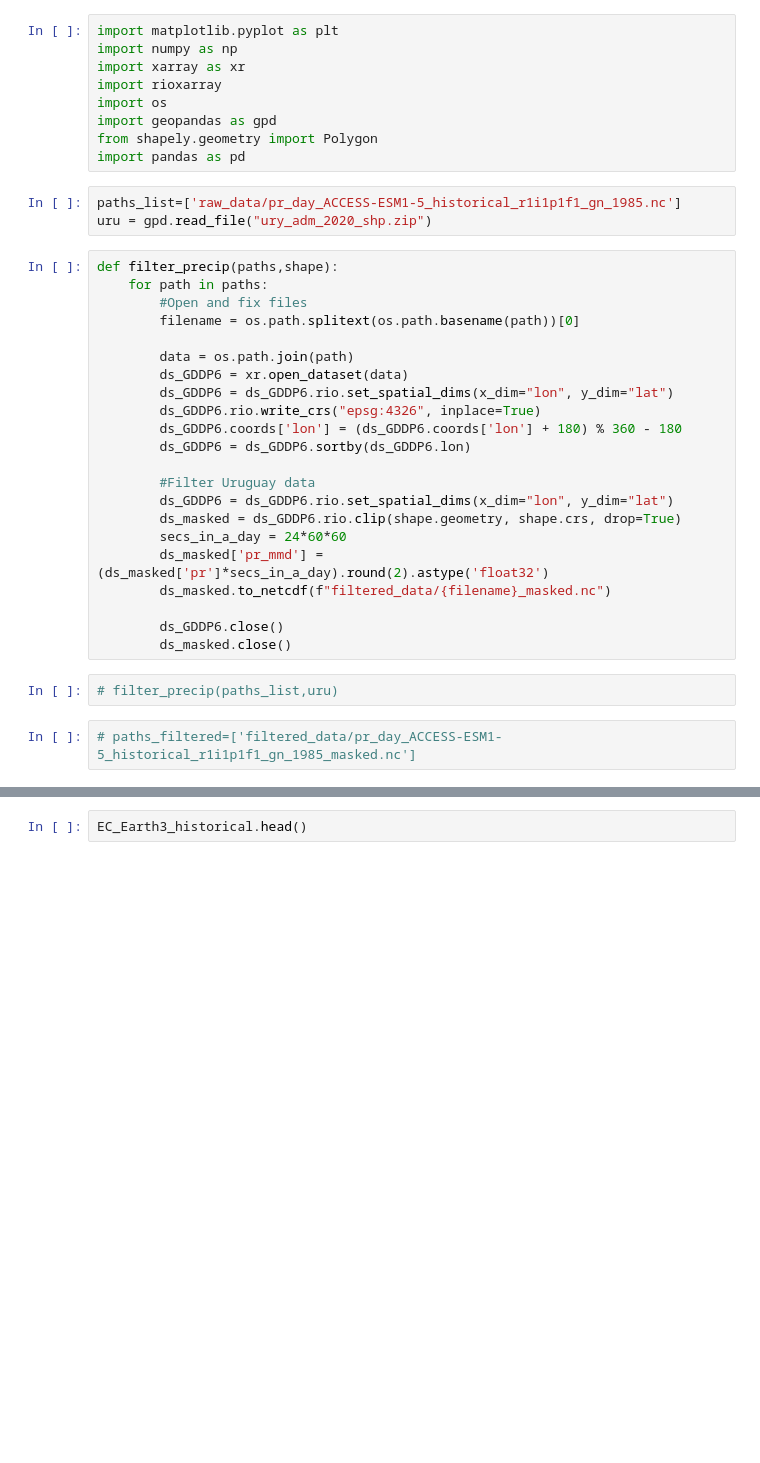
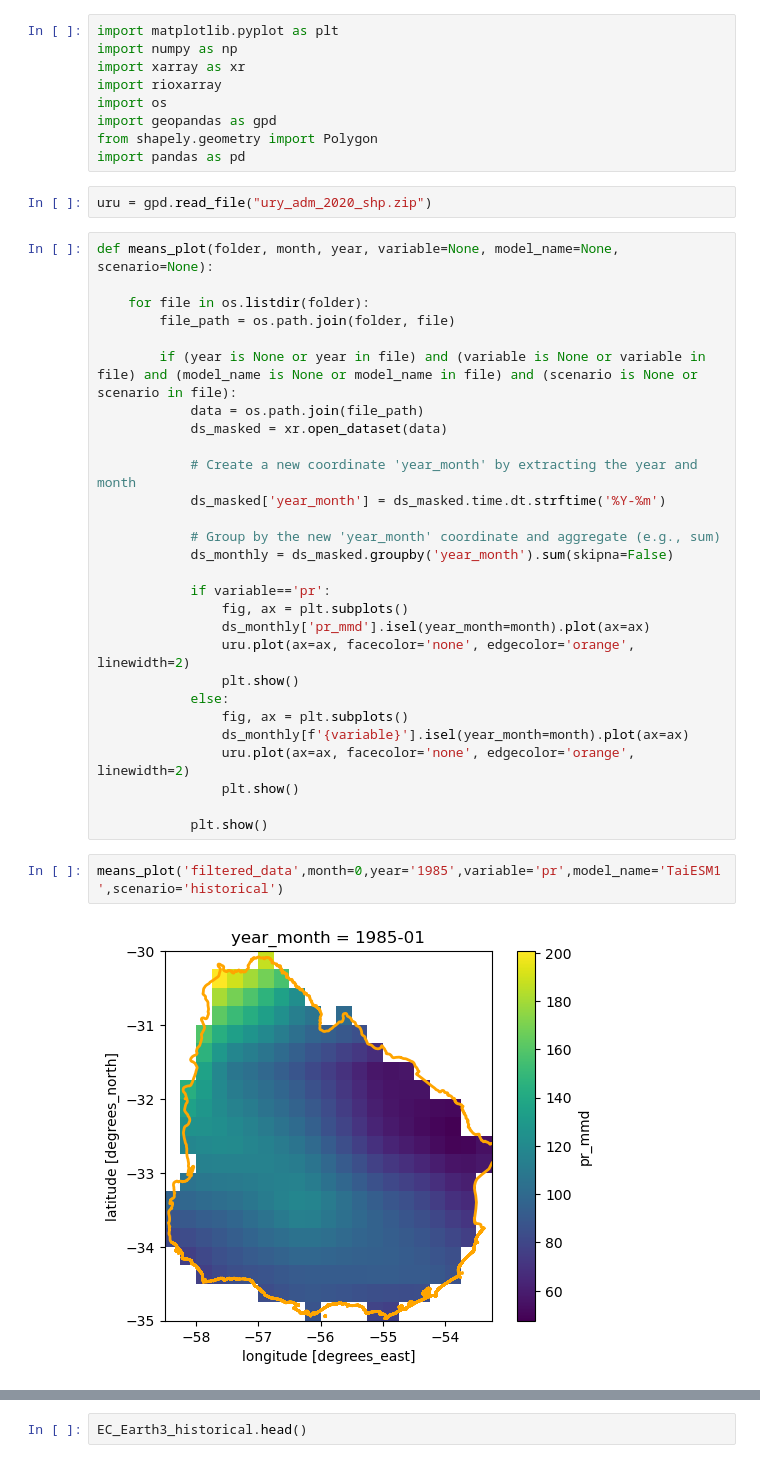
Before and after one commit to UW-GDA/uruguay_droughts, a Jupyter notebook: Functions.ipynb, the cells around one changed output, grey strips where cells are left out. Cells and saved outputs as stored; diff of their text form; blank space fills up the shorter version.

Commit message:
Generalized functions to other variables

```diff
--- a/Functions.ipynb
+++ b/Functions.ipynb
@@ -8,31 +8,36 @@ import geopandas as gpd
 from shapely.geometry import Polygon
 import pandas as pd
 # %%
-paths_list=['raw_data/pr_day_ACCESS-ESM1-5_historical_r1i1p1f1_gn_1985.nc']
 uru = gpd.read_file("ury_adm_2020_shp.zip")
-# %%
-def filter_precip(paths,shape):
-    for path in paths:
-        #Open and fix files
-        filename = os.path.splitext(os.path.basename(path))[0]
-
-        data = os.path.join(path)
-        ds_GDDP6 = xr.open_dataset(data)
-        ds_GDDP6 = ds_GDDP6.rio.set_spatial_dims(x_dim="lon", y_dim="lat")
-        ds_GDDP6.rio.write_crs("epsg:4326", inplace=True)
-        ds_GDDP6.coords['lon'] = (ds_GDDP6.coords['lon'] + 180) % 360 - 180
-        ds_GDDP6 = ds_GDDP6.sortby(ds_GDDP6.lon)
-
-        #Filter Uruguay data
-        ds_GDDP6 = ds_GDDP6.rio.set_spatial_dims(x_dim="lon", y_dim="lat")
-        ds_masked = ds_GDDP6.rio.clip(shape.geometry, shape.crs, drop=True)
-        secs_in_a_day = 24*60*60
-        ds_masked['pr_mmd'] = (ds_masked['pr']*secs_in_a_day).round(2).astype('float32')
-        ds_masked.to_netcdf(f"filtered_data/{filename}_masked.nc")
-
-        ds_GDDP6.close()
-        ds_masked.close()
-# %%
-# filter_precip(paths_list,uru)
-# %%
-# paths_filtered=['filtered_data/pr_day_ACCESS-ESM1-5_historical_r1i1p1f1_gn_1985_masked.nc']
+# %%
+def means_plot(folder, month, year, variable=None, model_name=None, scenario=None):
+
+    for file in os.listdir(folder):
+        file_path = os.path.join(folder, file)
+
+        if (year is None or year in file) and (variable is None or variable in file) and (model_name is None or model_name in file) and (scenario is None or scenario in file):
+            data = os.path.join(file_path)
+            ds_masked = xr.open_dataset(data)
+
+            # Create a new coordinate 'year_month' by extracting the year and month
+            ds_masked['year_month'] = ds_masked.time.dt.strftime('%Y-%m')
+
+            # Group by the new 'year_month' coordinate and aggregate (e.g., sum)
+            ds_monthly = ds_masked.groupby('year_month').sum(skipna=False)
+
+            if variable=='pr':
+                fig, ax = plt.subplots()
+                ds_monthly['pr_mmd'].isel(year_month=month).plot(ax=ax)
+                uru.plot(ax=ax, facecolor='none', edgecolor='orange', linewidth=2)
+                plt.show()
+            else:
+                fig, ax = plt.subplots()
+                ds_monthly[f'{variable}'].isel(year_month=month).plot(ax=ax)
+                uru.plot(ax=ax, facecolor='none', edgecolor='orange', linewidth=2)
+                plt.show()
+
+            plt.show()
+# %%
+means_plot('filtered_data',month=0,year='1985',variable='pr',model_name='TaiESM1',scenario='historical')
+# %% [output]
+[figure, added]
```
Also changed, not shown: parts of 30 cells of this notebook.
